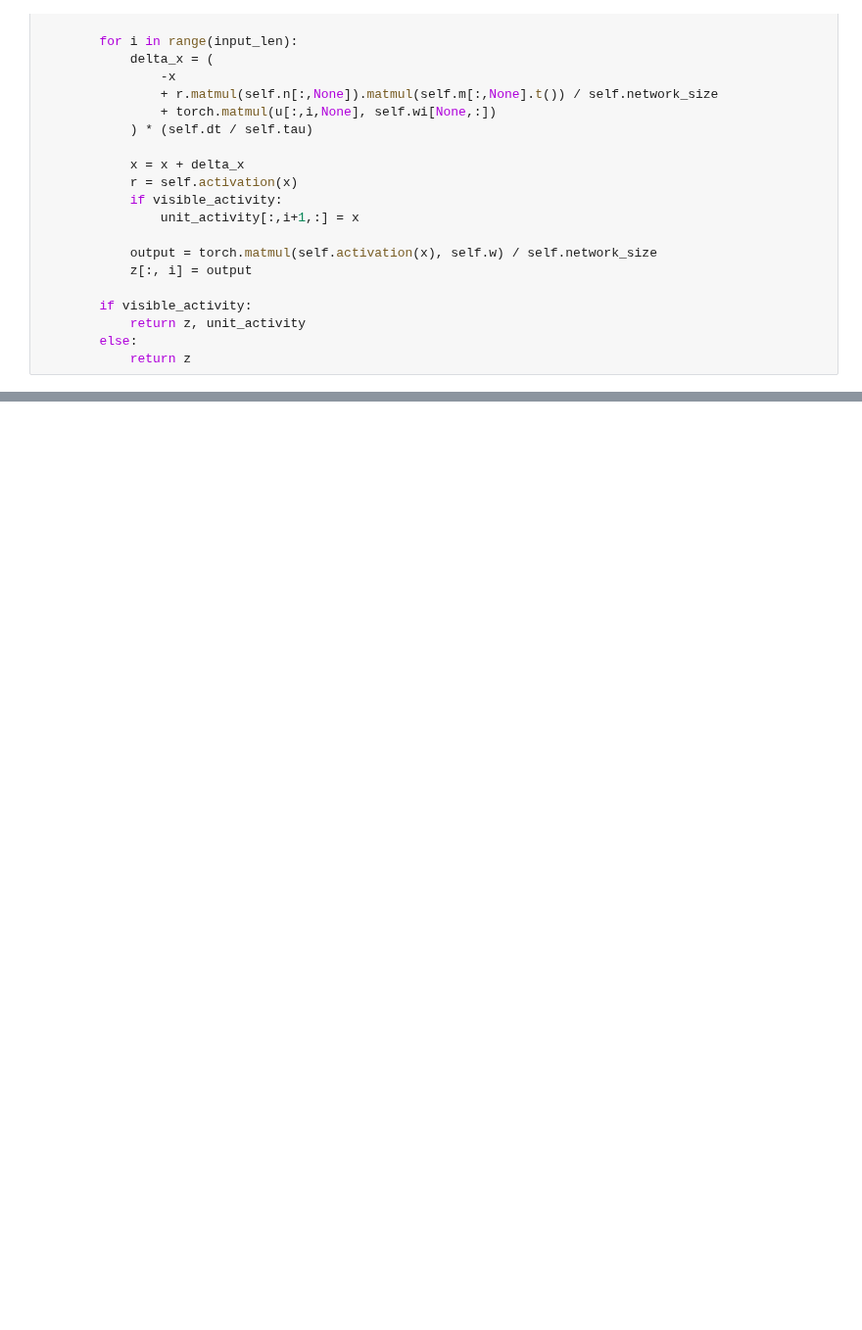
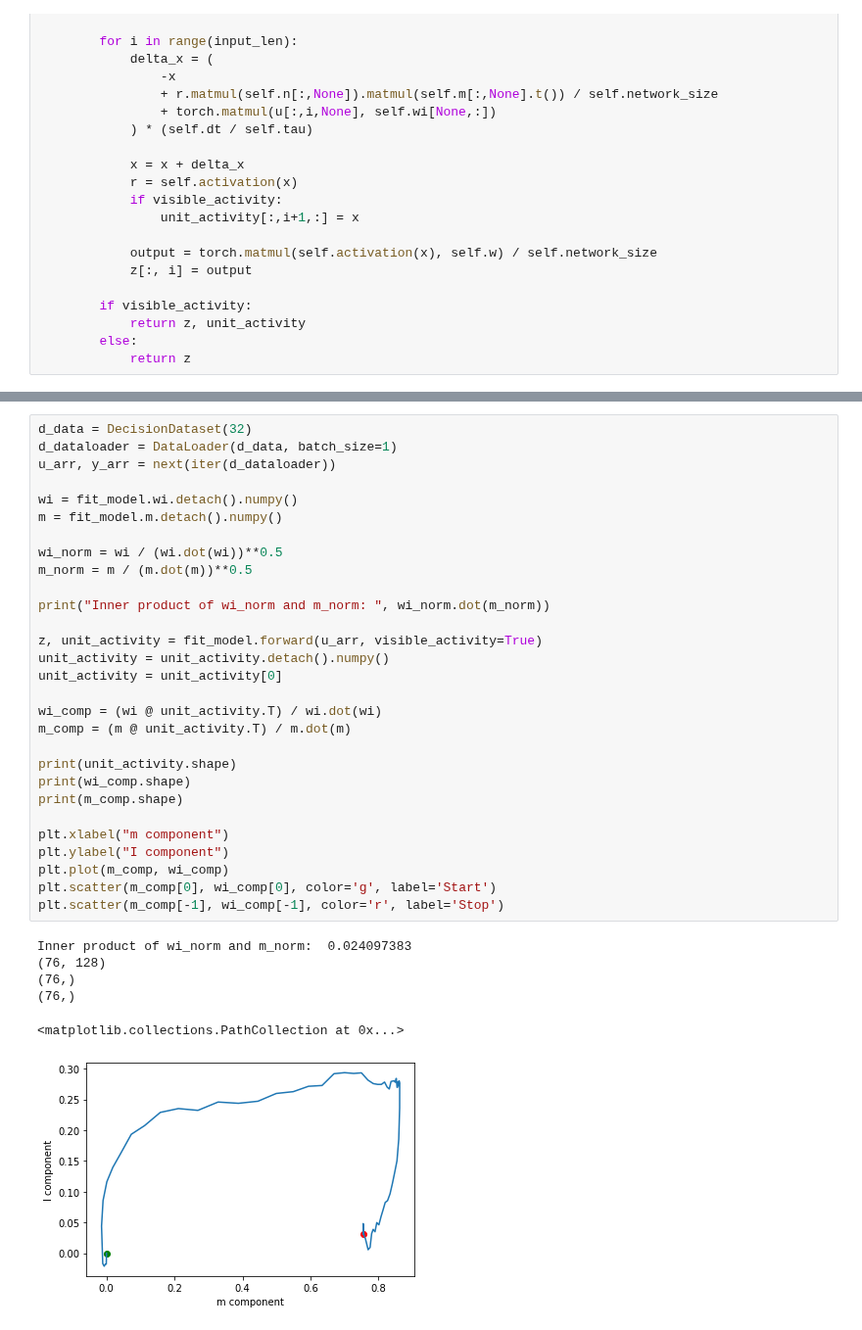
Before and after one commit to Erfan7bt/MHBF, a Jupyter notebook: Projects/Gelston.ipynb, the cells around one changed output, grey strips where cells are left out. Shown at 98% size. Drawn from its saved outputs; the diff is of its cells as text; blank space fills up the shorter version.

```diff
--- a/Projects/Gelston.ipynb
+++ b/Projects/Gelston.ipynb
@@ -359,0 +406,36 @@ for idx in range(4):
+# %%
+d_data = DecisionDataset(32)
+d_dataloader = DataLoader(d_data, batch_size=1)
+u_arr, y_arr = next(iter(d_dataloader))
+
+wi = fit_model.wi.detach().numpy()
+m = fit_model.m.detach().numpy()
+
+wi_norm = wi / (wi.dot(wi))**0.5
+m_norm = m / (m.dot(m))**0.5
+
+print("Inner product of wi_norm and m_norm: ", wi_norm.dot(m_norm))
+
+z, unit_activity = fit_model.forward(u_arr, visible_activity=True)
+unit_activity = unit_activity.detach().numpy()
+unit_activity = unit_activity[0]
+
+wi_comp = (wi @ unit_activity.T) / wi.dot(wi)
+m_comp = (m @ unit_activity.T) / m.dot(m)
+
+print(unit_activity.shape)
+print(wi_comp.shape)
+print(m_comp.shape)
+
+plt.xlabel("m component")
+plt.ylabel("I component")
+plt.plot(m_comp, wi_comp)
+plt.scatter(m_comp[0], wi_comp[0], color='g', label='Start')
+plt.scatter(m_comp[-1], wi_comp[-1], color='r', label='Stop')
+# %% [output]
+Inner product of wi_norm and m_norm:  0.024097383
+(76, 128)
+(76,)
+(76,)
+<matplotlib.collections.PathCollection at 0x...>
+[figure, added]
```
Also changed, not shown: parts of 5 cells of this notebook.
